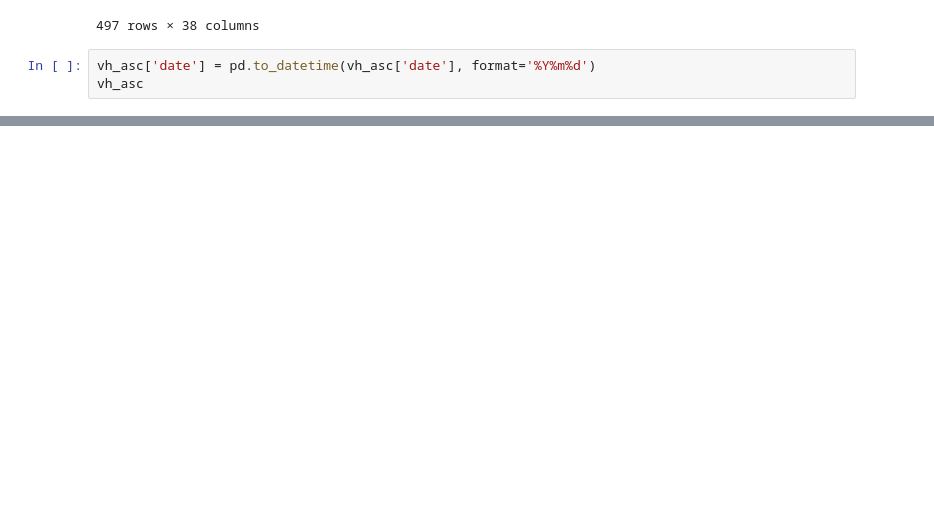
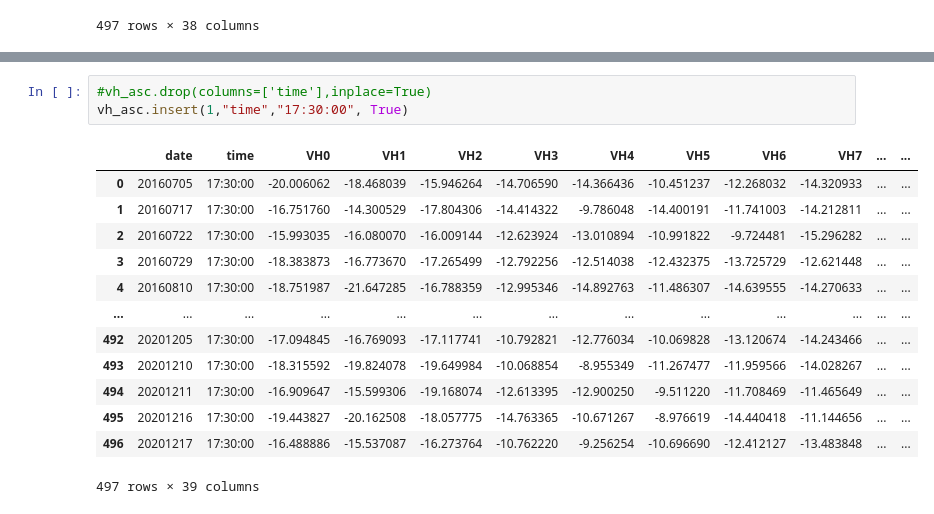
Before and after one commit to Henno-hash/GEO411_Webinar_Bodenfeuchte, a Jupyter notebook: Scripts/SoilNet.ipynb, the cells around one changed output, grey strips where cells are left out. Drawn from its saved outputs; the diff is of its cells as text; blank space fills up the shorter version.

```diff
--- a/Scripts/SoilNet.ipynb
+++ b/Scripts/SoilNet.ipynb
@@ -130,6 +130,3 @@ vh_asc
 | 495 | 20201216 | -19.443827 | -20.162508 | -18.057775 | -14.763365 | -10.671267 | -8.976619 | -14.440418 | -11.144656 | -15.052121 | ... | ... |
 | 496 | 20201217 | -16.488886 | -15.537087 | -16.273764 | -10.762220 | -9.256254 | -10.696690 | -12.412127 | -13.483848 | -9.634330 | ... | ... |
 497 rows × 38 columns
-# %%
-vh_asc['date'] = pd.to_datetime(vh_asc['date'], format='%Y%m%d')
-vh_asc
@@ -149,0 +133,17 @@ vh_asc
+# %%
+#vh_asc.drop(columns=['time'],inplace=True)
+vh_asc.insert(1,"time","17:30:00", True)
+# %% [output]
+|  | date | time | VH0 | VH1 | VH2 | VH3 | VH4 | VH5 | VH6 | VH7 | ... | ... |
+| 0 | 20160705 | 17:30:00 | -20.006062 | -18.468039 | -15.946264 | -14.706590 | -14.366436 | -10.451237 | -12.268032 | -14.320933 | ... | ... |
+| 1 | 20160717 | 17:30:00 | -16.751760 | -14.300529 | -17.804306 | -14.414322 | -9.786048 | -14.400191 | -11.741003 | -14.212811 | ... | ... |
+| 2 | 20160722 | 17:30:00 | -15.993035 | -16.080070 | -16.009144 | -12.623924 | -13.010894 | -10.991822 | -9.724481 | -15.296282 | ... | ... |
+| 3 | 20160729 | 17:30:00 | -18.383873 | -16.773670 | -17.265499 | -12.792256 | -12.514038 | -12.432375 | -13.725729 | -12.621448 | ... | ... |
+| 4 | 20160810 | 17:30:00 | -18.751987 | -21.647285 | -16.788359 | -12.995346 | -14.892763 | -11.486307 | -14.639555 | -14.270633 | ... | ... |
+| ... | ... | ... | ... | ... | ... | ... | ... | ... | ... | ... | ... | ... |
+| 492 | 20201205 | 17:30:00 | -17.094845 | -16.769093 | -17.117741 | -10.792821 | -12.776034 | -10.069828 | -13.120674 | -14.243466 | ... | ... |
+| 493 | 20201210 | 17:30:00 | -18.315592 | -19.824078 | -19.649984 | -10.068854 | -8.955349 | -11.267477 | -11.959566 | -14.028267 | ... | ... |
+| 494 | 20201211 | 17:30:00 | -16.909647 | -15.599306 | -19.168074 | -12.613395 | -12.900250 | -9.511220 | -11.708469 | -11.465649 | ... | ... |
+| 495 | 20201216 | 17:30:00 | -19.443827 | -20.162508 | -18.057775 | -14.763365 | -10.671267 | -8.976619 | -14.440418 | -11.144656 | ... | ... |
+| 496 | 20201217 | 17:30:00 | -16.488886 | -15.537087 | -16.273764 | -10.762220 | -9.256254 | -10.696690 | -12.412127 | -13.483848 | ... | ... |
+497 rows × 39 columns
```
Also changed, not shown: parts of 3 cells of this notebook.
